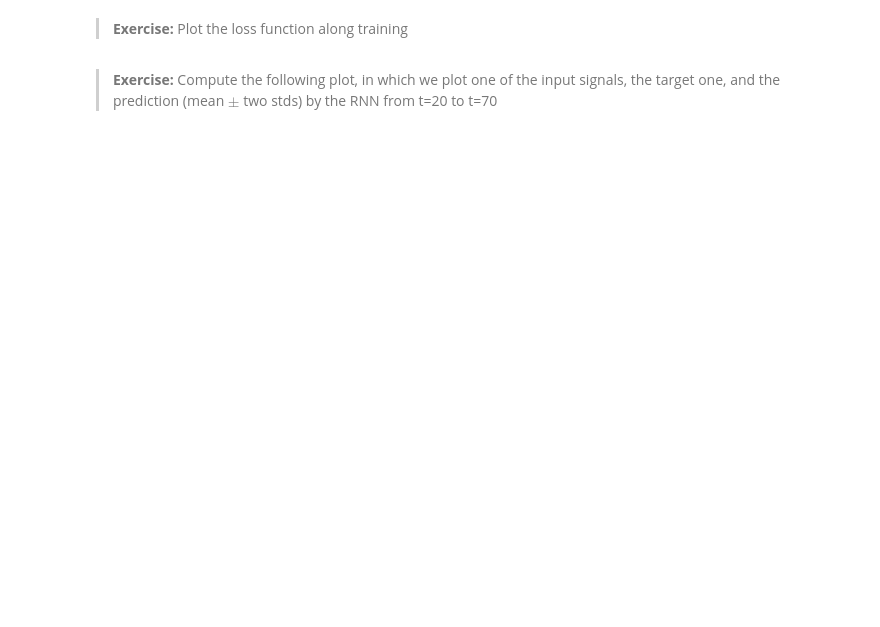
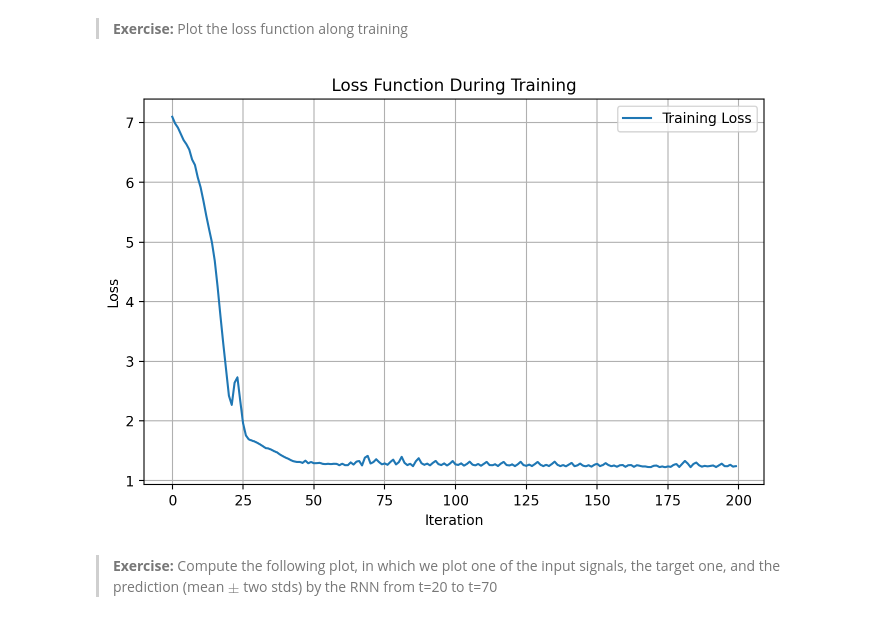
Before and after one commit to FeliGR/RNN-Time-Series-Model-Lab, a Jupyter notebook: STUDENT_Lab_DeepARs.ipynb, the cells around one changed output. Saved outputs shown, nothing was run; the diff lists cells and outputs as text; code cells hidden in the pictures; blank space fills up the shorter version.

```diff
--- a/STUDENT_Lab_DeepARs.ipynb
+++ b/STUDENT_Lab_DeepARs.ipynb
@@ -169,10 +187,10 @@ class RNN(nn.Module):
         r_out = r_out.reshape(-1, self.hidden_dim)
 
         # We compute the mean
-        mean = self.fc1(#YOUR CODE HERE)
+        mean = self.fc1(r_out)
 
         # We compute the variance
-        variance = torch.exp(self.fc2(#YOUR CODE HERE))+torch.ones(mean.shape)*self.sigma
+        variance = torch.exp(self.fc2(r_out)) + torch.ones(mean.shape) * self.sigma
 
         # We generate noise of the adecuate variance
         noise = torch.randn_like(mean)*torch.sqrt(variance)
@@ -250,7 +291,7 @@ class RNN_extended(RNN):
 
         self.num_iter = num_iter
 
-        self.criterion =       #YOUR CODE HERE
+        self.criterion = nn.MSELoss()
 
         # A list to store the loss evolution along training
 
@@ -269,9 +310,9 @@ class RNN_extended(RNN):
 
             y = torch.Tensor(y).view([self.num_train,self.sequence_length,1])
 
-            mean,var,hid,sample = ####  #YOUR CODE HERE
+            mean,var,hid,sample = self.forward(x)
 
-            loss = self.criterion(###,sample) #YOUR CODE HERE
+            loss = self.criterion(sample, y)
 
             loss.backward()
 
@@ -294,4 +335,4 @@ T_train = 100
 my_rnn = RNN_extended(num_data_train=X.shape[0],num_iter=200,sequence_length=T_train,
                      input_size=1,output_size=1,hidden_dim=32,n_layers=1,sigma=0.1,lr=0.005)
 # %%
-my_rnn.trainloop(###,Y[:,:T_train]) #YOUR CODE HERE
+my_rnn.trainloop(X[:, :T_train], Y[:, :T_train])
@@ -298,8 +344,16 @@ my_rnn.trainloop(###,Y[:,:T_train]) #YOUR CODE HERE
 # %% [markdown]
 > **Exercise:** Plot the loss function along training
 # %%
-plt.plot(my_rnn.loss_during_training,label='Training Loss')
+plt.figure(figsize=(8, 5))
+plt.plot(my_rnn.loss_during_training, label='Training Loss')
+plt.title("Loss Function During Training")
+plt.xlabel("Iteration")
+plt.ylabel("Loss")
 plt.legend()
+plt.grid(True)
+plt.show()
+# %% [output]
+[figure, added]
 # %% [markdown]
 > **Exercise:** Compute the following plot, in which we plot one of the input signals, the target one, and the prediction (mean $\pm$ two stds) by the RNN from t=20 to t=70
 # %%
```
Also changed, not shown: parts of 20 cells of this notebook, 1 other file.
